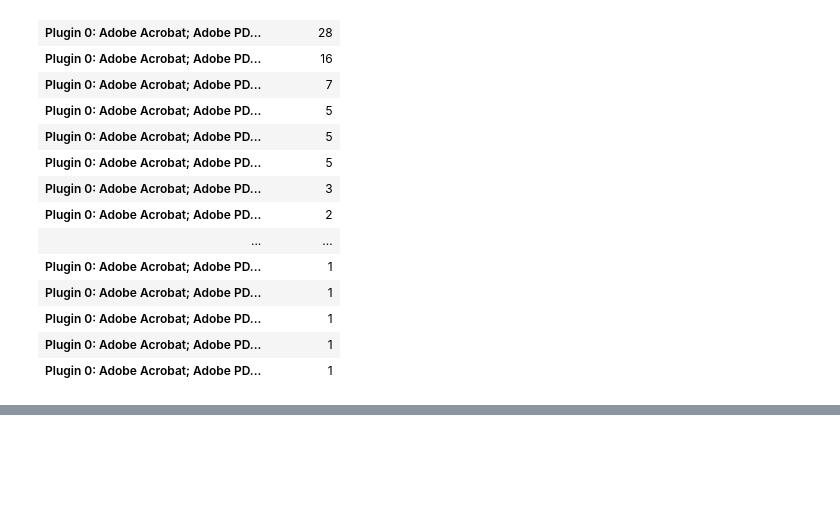
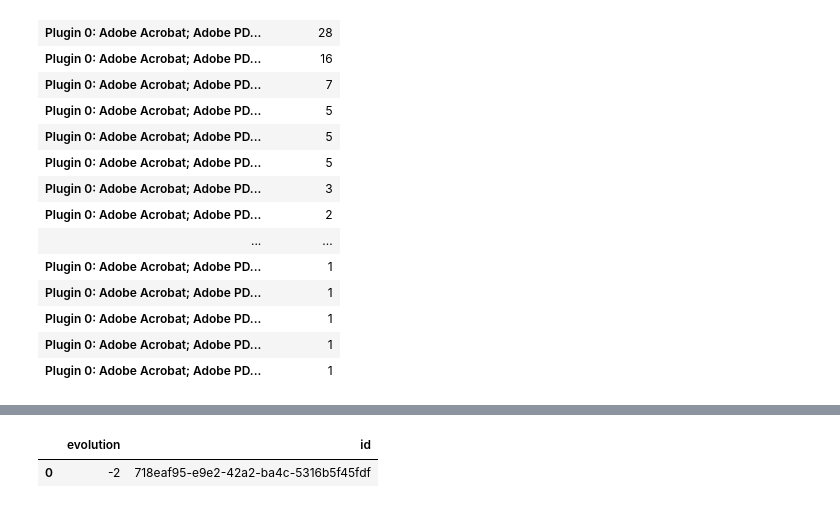
Before and after one commit to mGosset/BrowserFingerprint, a Jupyter notebook: notebooks/exploratory/analyse_empreintes.ipynb, the cells around one changed output, grey strips where cells are left out. Drawn from its saved outputs; the diff is of its cells as text; code cells hidden in the pictures; blank space fills up the shorter version.

```diff
--- a/notebooks/exploratory/analyse_empreintes.ipynb
+++ b/notebooks/exploratory/analyse_empreintes.ipynb
@@ -659,0 +600,30 @@ len(b[0].unique())
+# %%
+date=df_consistent[df_consistent['id']=='718eaf95-e9e2-42a2-ba4c-5316b5f45fdf']['creationDate']
+
+
+year_month=[]
+for key, line in date.iteritems():
+    year_month.append({
+        "cle": key,
+        "Date":line[:7]
+    })
+
+df_year_month = pd.DataFrame(year_month)
+
+
+plugins = df_consistent[df_consistent['id']=='718eaf95-e9e2-42a2-ba4c-5316b5f45fdf']['pluginsJS']
+df_plugins = pd.DataFrame(plugins)
+nb_plugins = df_plugins['pluginsJS']
+liste=[]
+for key, line in nb_plugins.iteritems():
+    liste.append({
+        "cle": key,
+        "number of plugins":line.count(":")
+    })
+df_liste = pd.DataFrame(liste)
+
+annee_mois_nb_plugins = df_year_month.join(df_liste['number of plugins'])
+print(annee_mois_nb_plugins)
+
+#group = annee_mois_nb_plugins.groupby(['Date','number of plugins']).size()
+#print(group)
@@ -659,0 +648,18 @@ len(b[0].unique())
+# %%
+#obtenir le dernier: -1 pour la dernière ligne et 2 pour la colonne 'number of plugins'
+nb_fin=annee_mois_nb_plugins.iloc[-1,2]
+nb_debut=annee_mois_nb_plugins.iloc[0,2]
+nb_final=nb_fin-nb_debut
+nb_final
+
+list_final = []
+list_final.append({
+    "id": '718eaf95-e9e2-42a2-ba4c-5316b5f45fdf',
+    "evolution":nb_final
+})
+
+df_list_final = pd.DataFrame(list_final)
+df_list_final
+# %% [output]
+|  | evolution | id |
+| 0 | -2 | 718eaf95-e9e2-42a2-ba4c-5316b5f45fdf |
```
Also changed, not shown: parts of 7 cells of this notebook.
